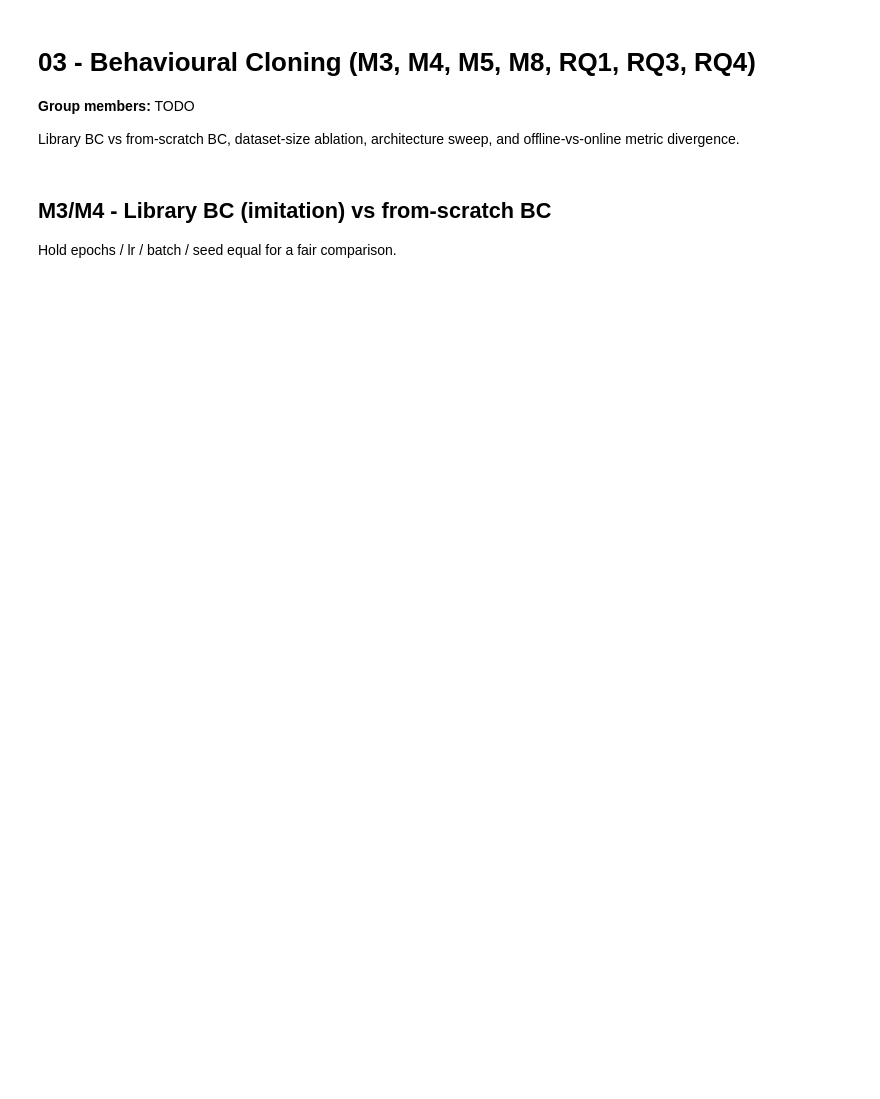
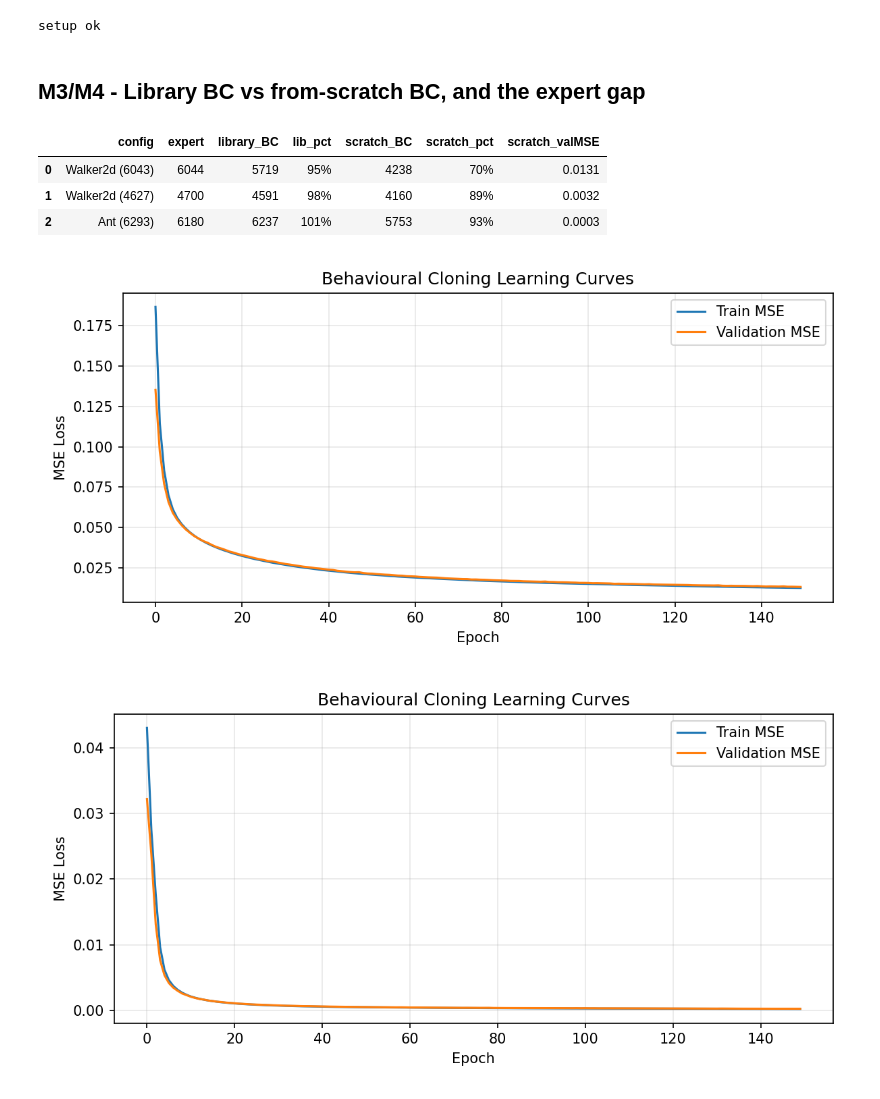
Before and after one commit to em-ech/rl-ppo-imitation-learning, a Jupyter notebook: notebooks/03_bc_student.ipynb, the cells around one changed output. Drawn from its saved outputs; the diff is of its cells as text; code cells hidden in the pictures; blank space fills up the shorter version.

```diff
--- a/notebooks/03_bc_student.ipynb
+++ b/notebooks/03_bc_student.ipynb
@@ -1,6 +9,20 @@
+# %%
+import sys, os, json
+from pathlib import Path
+ROOT = Path.cwd().parent if Path.cwd().name == 'notebooks' else Path.cwd()
+sys.path.insert(0, str(ROOT)); os.chdir(ROOT)
+%matplotlib inline
+import numpy as np, pandas as pd, matplotlib.pyplot as plt
+from IPython.display import Image, display
+OUT, MODELS, LOGS = ROOT/'outputs', ROOT/'models', ROOT/'logs'
+def show(name):
+    p = OUT/name
+    display(Image(str(p))) if p.exists() else print('missing figure:', name)
+def results(name):
+    p = OUT/name
+    return json.load(open(p)) if p.exists() else {}
+print('setup ok')
+# %% [output]
+setup ok
 # %% [markdown]
-# 03 - Behavioural Cloning (M3, M4, M5, M8, RQ1, RQ3, RQ4)
-
-**Group members:** TODO
-
-Library BC vs from-scratch BC, dataset-size ablation, architecture sweep, and offline-vs-online metric divergence.
+## M3/M4 - Library BC vs from-scratch BC, and the expert gap
@@ -22,4 +28,0 @@ DEVICE = config.device()
-# %% [markdown]
-## M3/M4 - Library BC (imitation) vs from-scratch BC
-
-Hold epochs / lr / batch / seed equal for a fair comparison.
@@ -39,0 +29,21 @@ plotting.save(plotting.learning_curves(hist['train'], hist['val']),
+# %%
+keys = {'Walker2d-v4':'Walker2d (6043)', 'Walker2d-v4_generic_backup':'Walker2d (4627)', 'Ant-v4':'Ant (6293)'}
+rows = []
+for k, label in keys.items():
+    r = results(f'bc_results_{k}.json')
+    em = r.get('expert_mean'); lib = r['library_bc']['mean']; scr = r['scratch_bc']['mean']
+    rows.append(dict(config=label, expert=round(em), library_BC=round(lib),
+        lib_pct=f'{100*lib/em:.0f}%', scratch_BC=round(scr), scratch_pct=f'{100*scr/em:.0f}%',
+        scratch_valMSE=round(r['scratch_bc']['val_mse'],4)))
+pd.DataFrame(rows)
+# %% [output]
+|  | config | expert | library_BC | lib_pct | scratch_BC | scratch_pct | scratch_valMSE |
+| 0 | Walker2d (6043) | 6044 | 5719 | 95% | 4238 | 70% | 0.0131 |
+| 1 | Walker2d (4627) | 4700 | 4591 | 98% | 4160 | 89% | 0.0032 |
+| 2 | Ant (6293) | 6180 | 6237 | 101% | 5753 | 93% | 0.0003 |
+# %%
+show('bc_learning_curves_Walker2d-v4.png')
+show('bc_learning_curves_Ant-v4.png')
+# %% [output]
+[figure, added]
+[figure, added]
```
Also changed, not shown: parts of 18 cells of this notebook, 4 other files.
